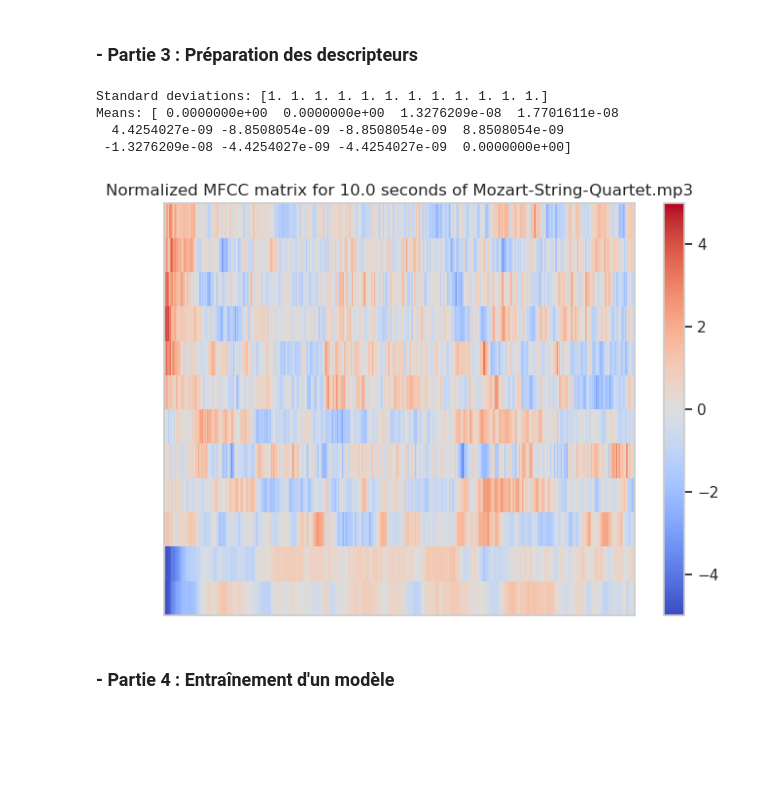
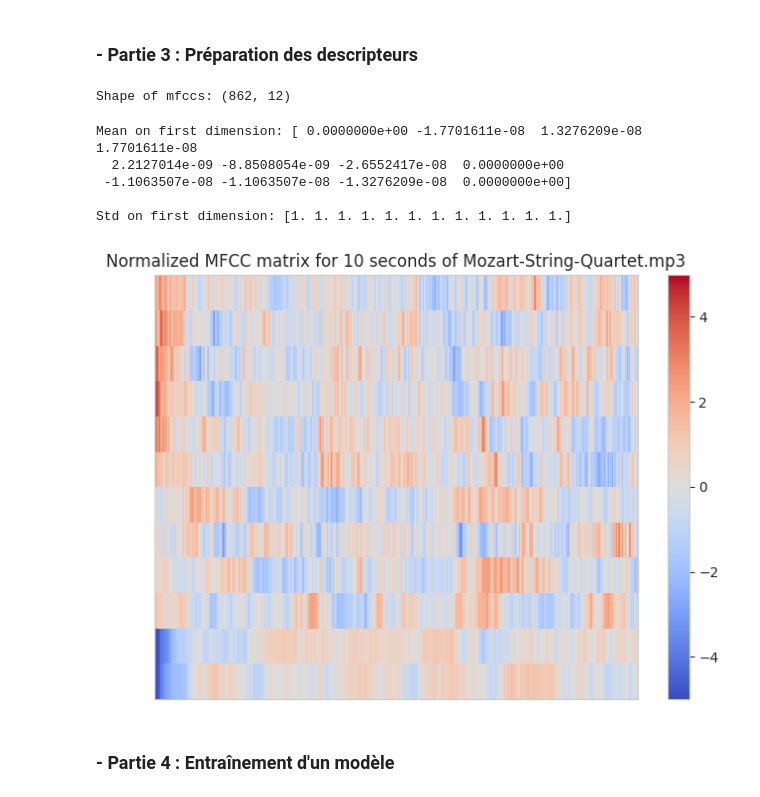
Before and after one commit to NotTheStallion/music-ai, a Jupyter notebook: tp-1_AIM.ipynb, the cells around one changed output. Cells and saved outputs as stored; diff of their text form; code cells hidden in the pictures; blank space fills up the shorter version.

```diff
--- a/tp-1_AIM.ipynb
+++ b/tp-1_AIM.ipynb
@@ -115,47 +107,36 @@ One value in MFCC for one coefficient corresponds to 511.6009280742459 samples.
 # %% [markdown]
 ### - Partie 3 : Préparation des descripteurs
-# %%
-from sklearn.preprocessing import StandardScaler
-import numpy as np
-
-# Define the function to compute and normalize MFCCs
-def compute_and_normalize_mfcc(audio_path: str, n_mfcc: int, duration: float) -> np.ndarray:
-    # Load the audio file for the specified duration
-    ts, sr = load(audio_path, duration=duration, sr=None)
-
-    # Compute the MFCCs
-    mfcc_ = mfcc(y=ts, sr=sr, n_mfcc=n_mfcc)
-
-    # Standardize the MFCC matrix
-    std_scaler = StandardScaler()
-    mfcc_T = mfcc_.T  # Transpose the MFCC matrix to have shape (n_samples, n_features)
-    mfcc_std = std_scaler.fit_transform(mfcc_T)
-
-    # Verify the normalization
-    print(f"Standard deviations: {np.std(mfcc_std, axis=0)}")
-    print(f"Means: {np.mean(mfcc_std, axis=0)}")
-
-    return mfcc_std
-
-# Example usage
-audio_path = './audio/classique/Mozart-String-Quartet.mp3'
-n_mfcc = 12
-duration = 10.0
-
-# Compute and normalize MFCCs
-normalized_mfcc = compute_and_normalize_mfcc(audio_path, n_mfcc, duration)
-
-# Display the normalized MFCC matrix
-specshow(normalized_mfcc.T, sr=sr)  # Transpose back for visualization
-plt.title(f"Normalized MFCC matrix for {duration} seconds of {audio_path.split('/')[-1]}")
-plt.colorbar()
-plt.tight_layout()
-plt.show()
-# %% [output]
-Standard deviations: [1. 1. 1. 1. 1. 1. 1. 1. 1. 1. 1. 1.]
-Means: [ 0.0000000e+00  0.0000000e+00  1.3276209e-08  1.7701611e-08
-  4.4254027e-09 -8.8508054e-09 -8.8508054e-09  8.8508054e-09
- -1.3276209e-08 -4.4254027e-09 -4.4254027e-09  0.0000000e+00]
-[figure, removed]
+# %%
+import numpy as np
+
+mfcc_ = mfcc_.T
+
+print("Shape of mfccs:", mfcc_.shape)
+# %% [output]
+Shape of mfccs: (862, 12)
+# %%
+from sklearn.preprocessing import StandardScaler
+scaler = StandardScaler()
+
+norm_mfcc = scaler.fit_transform(mfcc_)
+
+print(f"Mean on first dimension: {norm_mfcc.mean(axis=0)}")
+print()
+print(f"Std on first dimension: {norm_mfcc.std(axis=0)}")
+# %% [output]
+Mean on first dimension: [ 0.0000000e+00 -1.7701611e-08  1.3276209e-08  1.7701611e-08
+  2.2127014e-09 -8.8508054e-09 -2.6552417e-08  0.0000000e+00
+ -1.1063507e-08 -1.1063507e-08 -1.3276209e-08  0.0000000e+00]
+
+Std on first dimension: [1. 1. 1. 1. 1. 1. 1. 1. 1. 1. 1. 1.]
+# %%
+# Display the normalized MFCC matrix
+specshow(norm_mfcc.T, sr=sr)  # Transpose back for visualization
+plt.title(f"Normalized MFCC matrix for {duration_} seconds of {audio_path.split('/')[-1]}")
+plt.colorbar()
+plt.tight_layout()
+plt.show()
+# %% [output]
+[figure, added]
 # %% [markdown]
 ### - Partie 4 : Entraînement d'un modèle
```
Also changed, not shown: parts of 19 cells of this notebook.
